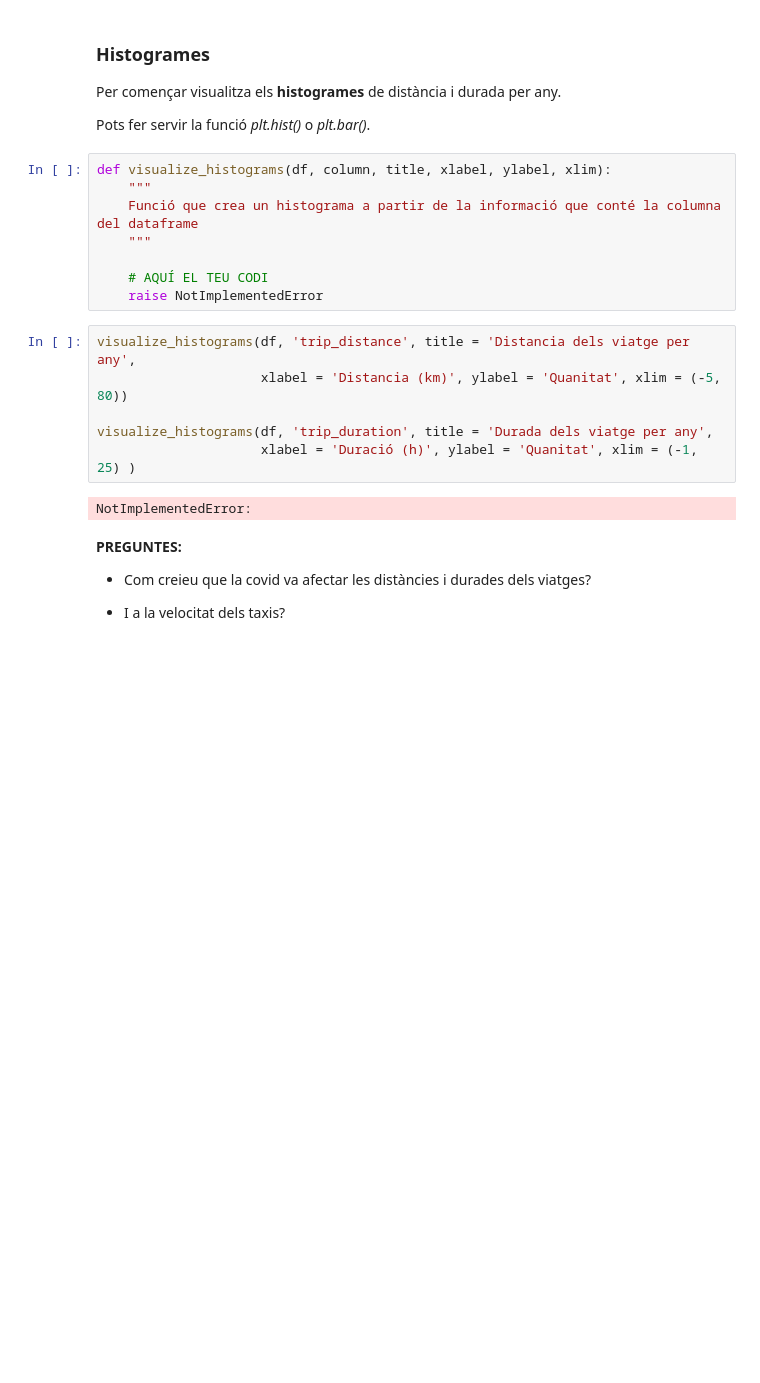
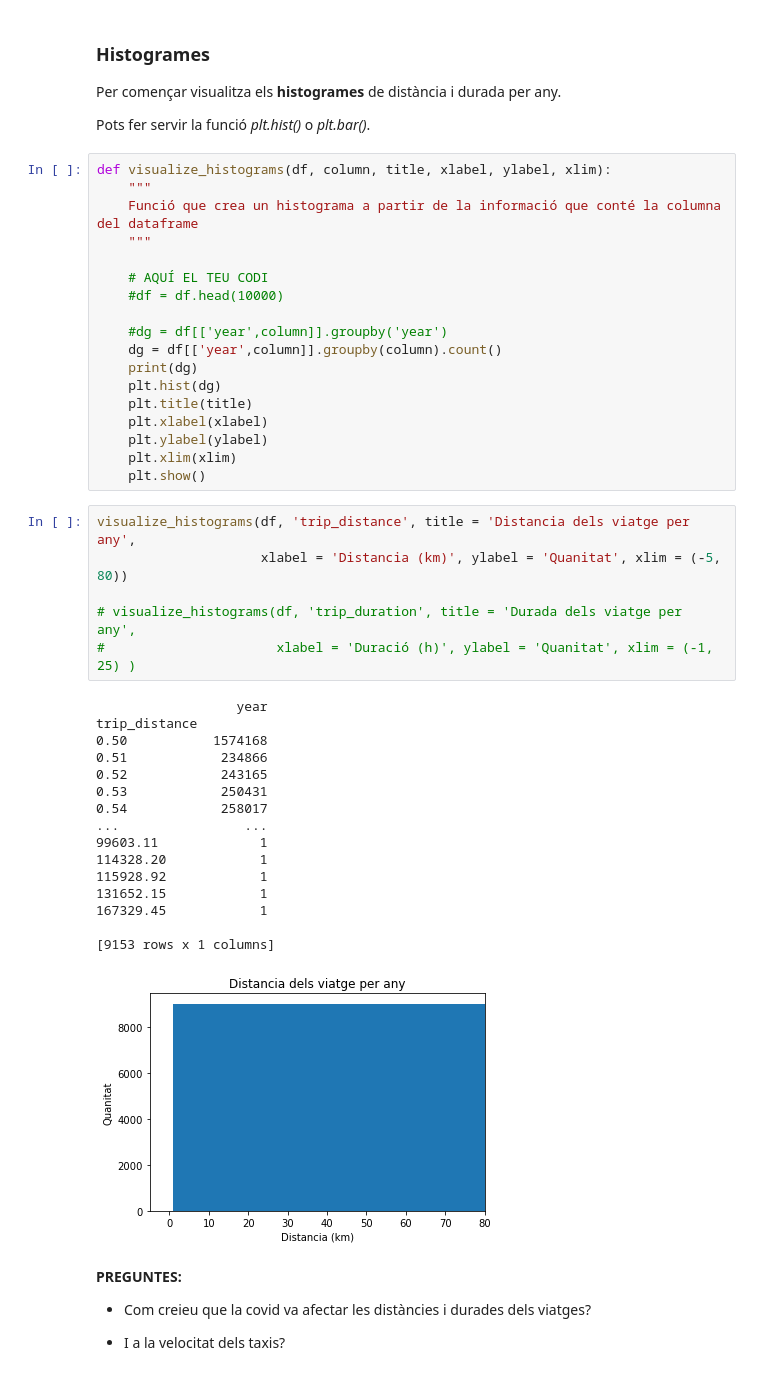
Before and after one commit to Zhipeng139/Taller-de-Nous-Usos_UB_P1, a Jupyter notebook: AssignmentCode.ipynb, the cells around one changed output. Saved outputs shown, nothing was run; the diff lists cells and outputs as text; blank space fills up the shorter version.

```diff
--- a/AssignmentCode.ipynb
+++ b/AssignmentCode.ipynb
@@ -425,15 +428,40 @@ def visualize_histograms(df, column, title, xlabel, ylabel, xlim):
     """
 
     # AQUÍ EL TEU CODI
-    raise NotImplementedError
+    #df = df.head(10000)
+
+    #dg = df[['year',column]].groupby('year')
+    dg = df[['year',column]].groupby(column).count()
+    print(dg)
+    plt.hist(dg)
+    plt.title(title)
+    plt.xlabel(xlabel)
+    plt.ylabel(ylabel)
+    plt.xlim(xlim)
+    plt.show()
 # %%
 visualize_histograms(df, 'trip_distance', title = 'Distancia dels viatge per any',
                      xlabel = 'Distancia (km)', ylabel = 'Quanitat', xlim = (-5, 80))
 
-visualize_histograms(df, 'trip_duration', title = 'Durada dels viatge per any',
-                     xlabel = 'Duració (h)', ylabel = 'Quanitat', xlim = (-1, 25) )
+# visualize_histograms(df, 'trip_duration', title = 'Durada dels viatge per any',
+#                      xlabel = 'Duració (h)', ylabel = 'Quanitat', xlim = (-1, 25) )
 # %% [output]
-NotImplementedError:
+                  year
+trip_distance
+0.50           1574168
+0.51            234866
+0.52            243165
+0.53            250431
+0.54            258017
+...                ...
+99603.11             1
+114328.20            1
+115928.92            1
+131652.15            1
+167329.45            1
+
+[9153 rows x 1 columns]
+[figure, added]
 # %% [markdown]
 **PREGUNTES:**
 
```
Also changed, not shown: parts of 6 cells of this notebook, 1 other file.
